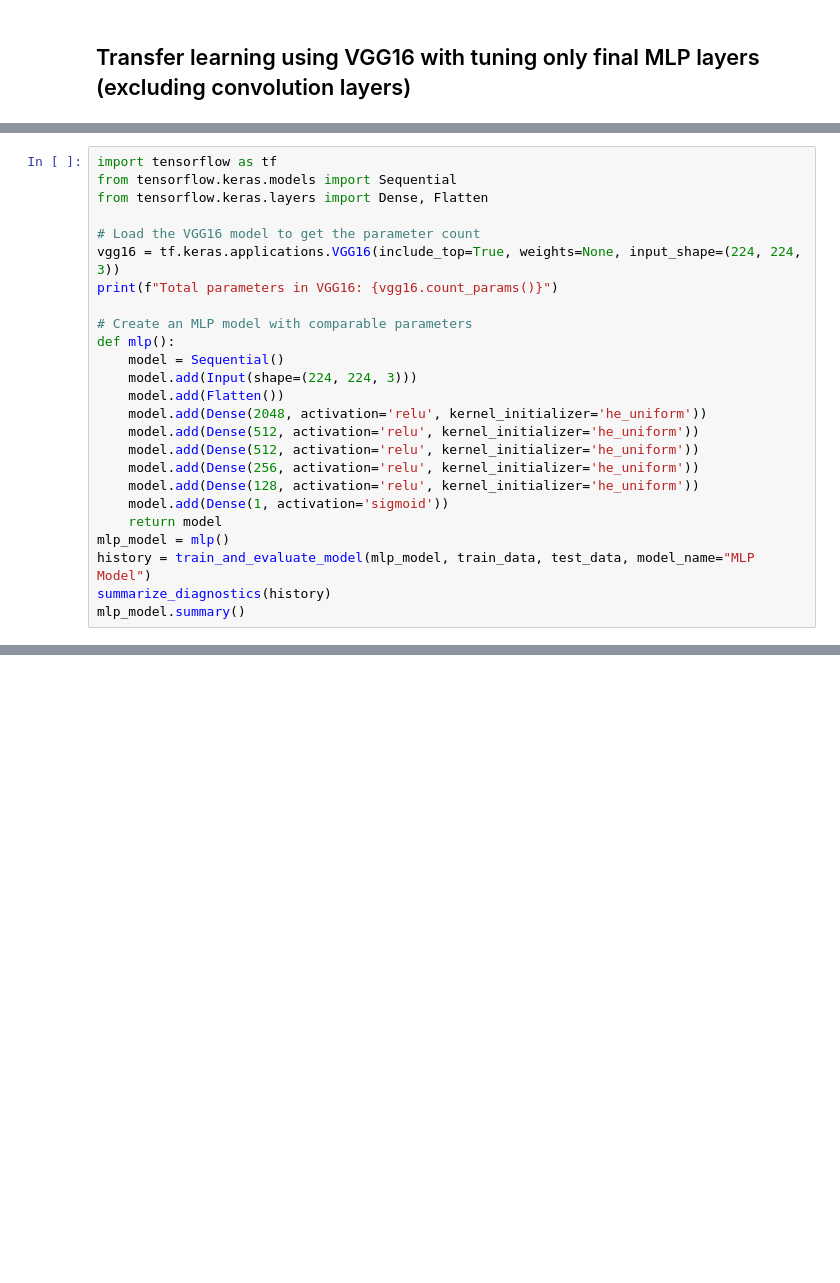
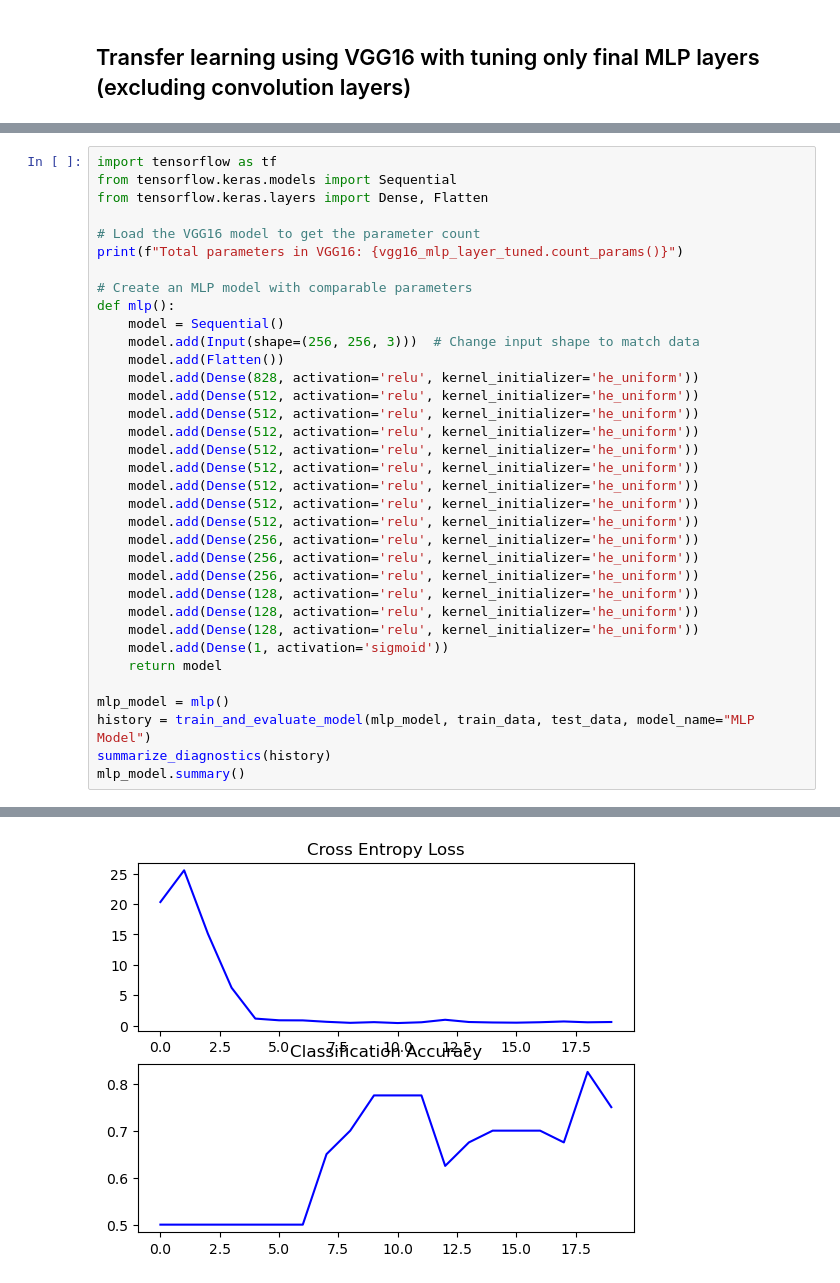
Before and after one commit to Karan-Gandhi/ES335-Assignment-4, a Jupyter notebook: task1_new.ipynb, the cells around one changed output, grey strips where cells are left out. Saved outputs shown, nothing was run; the diff lists cells and outputs as text; blank space fills up the shorter version.

```diff
--- a/task1_new.ipynb
+++ b/task1_new.ipynb
@@ -651,21 +651,31 @@ from tensorflow.keras.models import Sequential
 from tensorflow.keras.layers import Dense, Flatten
 
 # Load the VGG16 model to get the parameter count
-vgg16 = tf.keras.applications.VGG16(include_top=True, weights=None, input_shape=(224, 224, 3))
-print(f"Total parameters in VGG16: {vgg16.count_params()}")
+print(f"Total parameters in VGG16: {vgg16_mlp_layer_tuned.count_params()}")
 
 # Create an MLP model with comparable parameters
 def mlp():
     model = Sequential()
-    model.add(Input(shape=(224, 224, 3)))
+    model.add(Input(shape=(256, 256, 3)))  # Change input shape to match data
     model.add(Flatten())
-    model.add(Dense(2048, activation='relu', kernel_initializer='he_uniform'))
+    model.add(Dense(828, activation='relu', kernel_initializer='he_uniform'))
+    model.add(Dense(512, activation='relu', kernel_initializer='he_uniform'))
+    model.add(Dense(512, activation='relu', kernel_initializer='he_uniform'))
+    model.add(Dense(512, activation='relu', kernel_initializer='he_uniform'))
+    model.add(Dense(512, activation='relu', kernel_initializer='he_uniform'))
+    model.add(Dense(512, activation='relu', kernel_initializer='he_uniform'))
+    model.add(Dense(512, activation='relu', kernel_initializer='he_uniform'))
     model.add(Dense(512, activation='relu', kernel_initializer='he_uniform'))
     model.add(Dense(512, activation='relu', kernel_initializer='he_uniform'))
     model.add(Dense(256, activation='relu', kernel_initializer='he_uniform'))
+    model.add(Dense(256, activation='relu', kernel_initializer='he_uniform'))
+    model.add(Dense(256, activation='relu', kernel_initializer='he_uniform'))
+    model.add(Dense(128, activation='relu', kernel_initializer='he_uniform'))
+    model.add(Dense(128, activation='relu', kernel_initializer='he_uniform'))
     model.add(Dense(128, activation='relu', kernel_initializer='he_uniform'))
     model.add(Dense(1, activation='sigmoid'))
     return model
+
 mlp_model = mlp()
 history = train_and_evaluate_model(mlp_model, train_data, test_data, model_name="MLP Model")
 summarize_diagnostics(history)
@@ -675,0 +701 @@ Epoch 1/20
+[figure, added]
```
Also changed, not shown: parts of 3 cells of this notebook, 7 other files.
